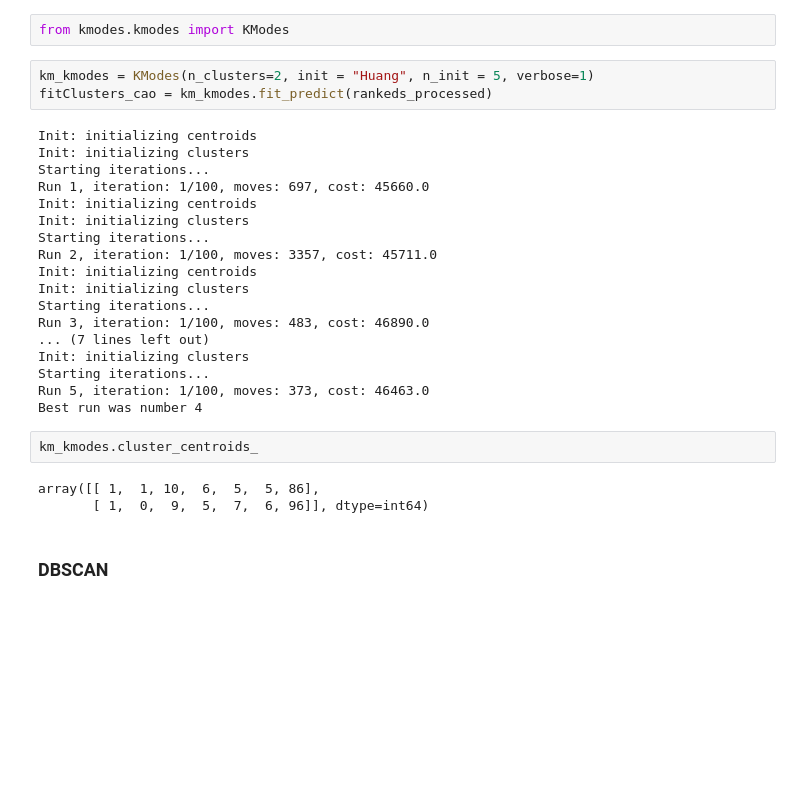
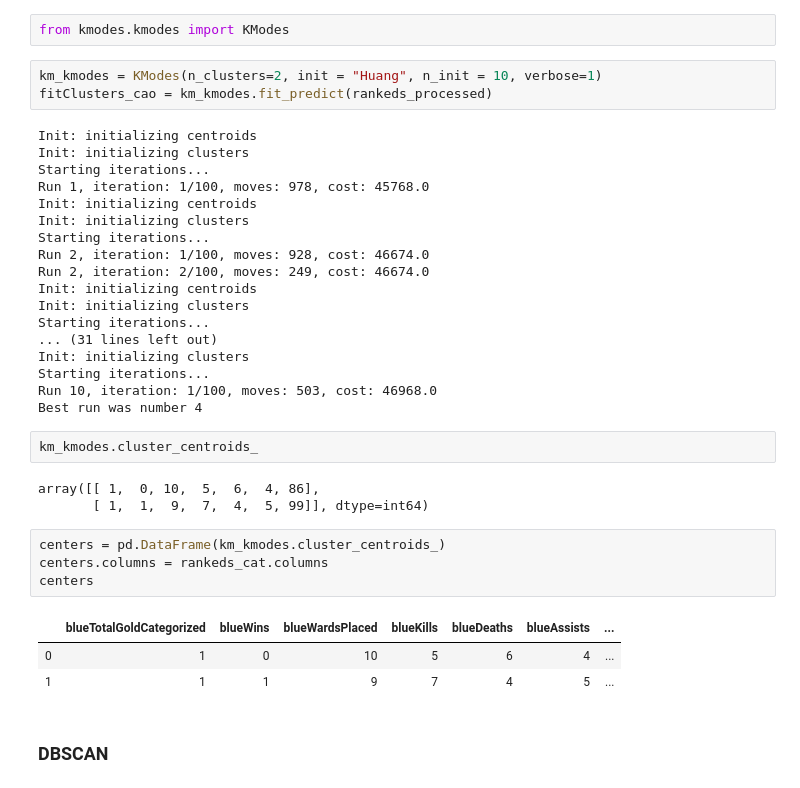
Before and after one commit to srokowskip/sad, a Jupyter notebook: high_diamond_ranked.ipynb, the cells around one changed output. Cells and saved outputs as stored; diff of their text form; blank space fills up the shorter version.

Commit message:
centers kmodes

```diff
--- a/high_diamond_ranked.ipynb
+++ b/high_diamond_ranked.ipynb
@@ -548,31 +547,39 @@ rankeds_processed
 # %%
 from kmodes.kmodes import KModes
 # %%
-km_kmodes = KModes(n_clusters=2, init = "Huang", n_init = 5, verbose=1)
+km_kmodes = KModes(n_clusters=2, init = "Huang", n_init = 10, verbose=1)
 fitClusters_cao = km_kmodes.fit_predict(rankeds_processed)
 # %% [output]
 Init: initializing centroids
 Init: initializing clusters
 Starting iterations...
-Run 1, iteration: 1/100, moves: 697, cost: 45660.0
+Run 1, iteration: 1/100, moves: 978, cost: 45768.0
 Init: initializing centroids
 Init: initializing clusters
 Starting iterations...
-Run 2, iteration: 1/100, moves: 3357, cost: 45711.0
+Run 2, iteration: 1/100, moves: 928, cost: 46674.0
+Run 2, iteration: 2/100, moves: 249, cost: 46674.0
 Init: initializing centroids
 Init: initializing clusters
 Starting iterations...
-Run 3, iteration: 1/100, moves: 483, cost: 46890.0
-... (7 lines left out)
+... (31 lines left out)
 Init: initializing clusters
 Starting iterations...
-Run 5, iteration: 1/100, moves: 373, cost: 46463.0
+Run 10, iteration: 1/100, moves: 503, cost: 46968.0
 Best run was number 4
 # %%
 km_kmodes.cluster_centroids_
 # %% [output]
-array([[ 1,  1, 10,  6,  5,  5, 86],
-       [ 1,  0,  9,  5,  7,  6, 96]], dtype=int64)
+array([[ 1,  0, 10,  5,  6,  4, 86],
+       [ 1,  1,  9,  7,  4,  5, 99]], dtype=int64)
+# %%
+centers = pd.DataFrame(km_kmodes.cluster_centroids_)
+centers.columns = rankeds_cat.columns
+centers
+# %% [output]
+|  | blueTotalGoldCategorized | blueWins | blueWardsPlaced | blueKills | blueDeaths | blueAssists | ... |
+| 0 | 1 | 0 | 10 | 5 | 6 | 4 | ... |
+| 1 | 1 | 1 | 9 | 7 | 4 | 5 | ... |
 # %% [markdown]
 ### DBSCAN
 # %%
```
Also changed, not shown: parts of 9 cells of this notebook.
